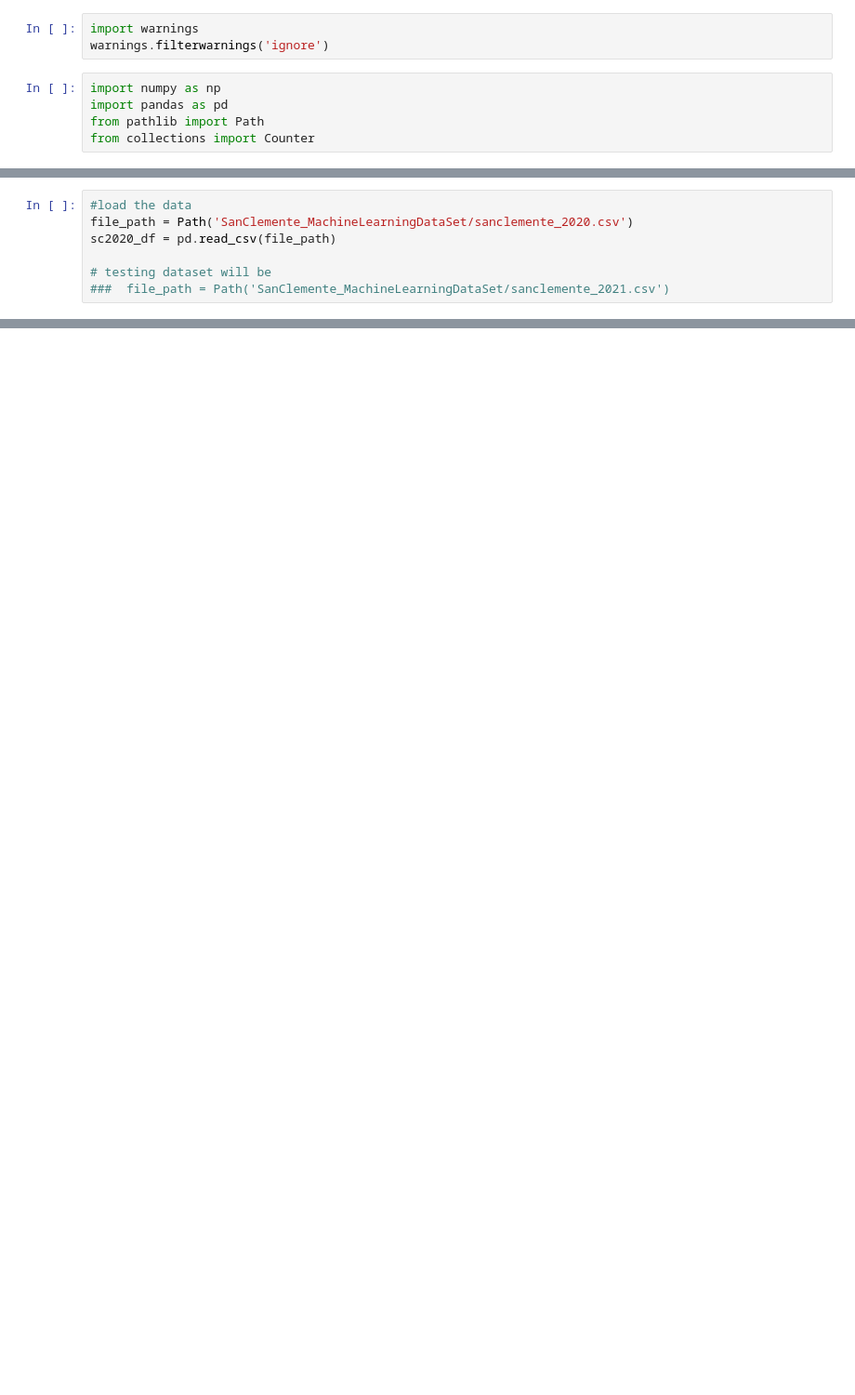
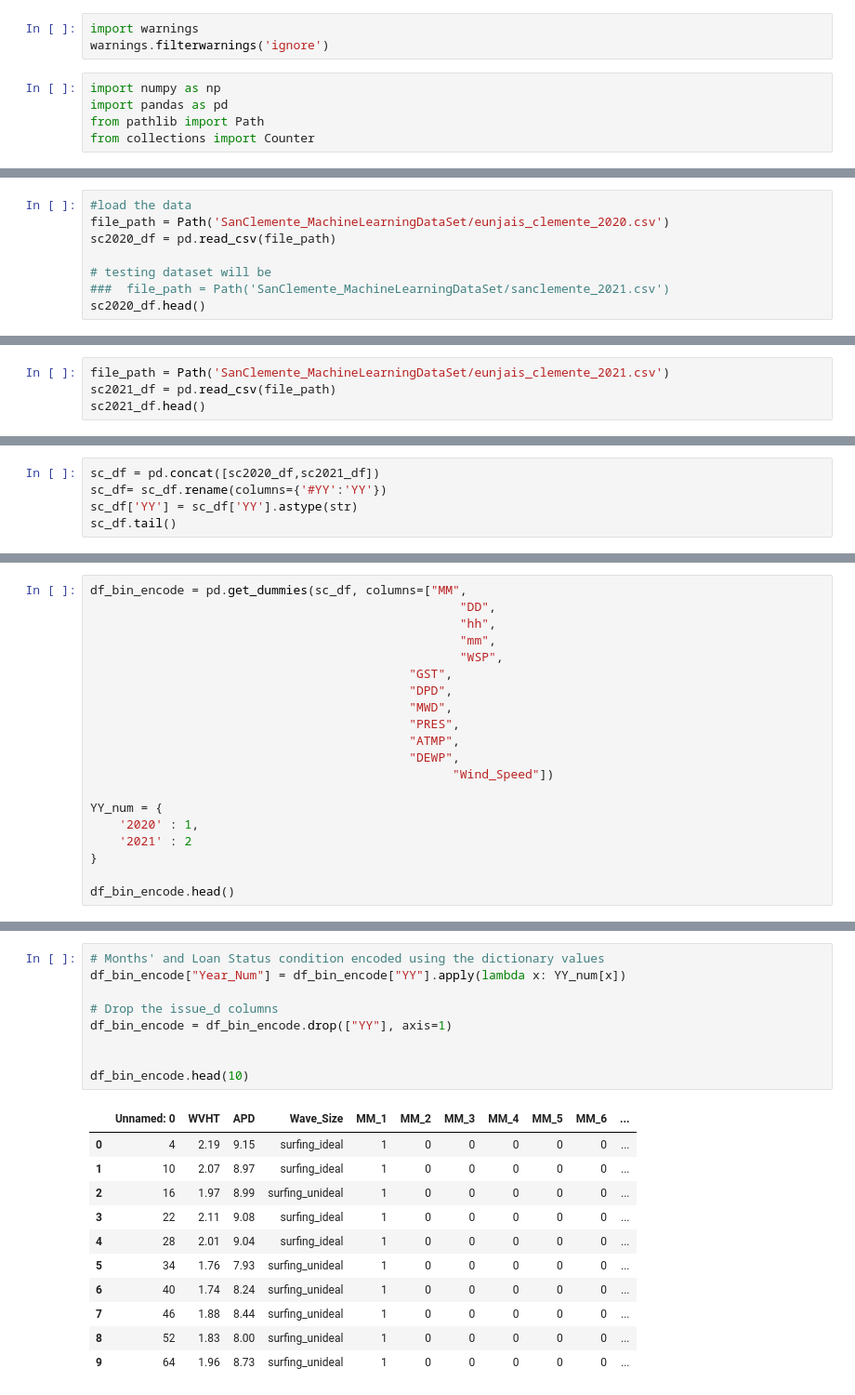
Before and after one commit to ckanchanda/Surf_Check, a Jupyter notebook: machinelearning.ipynb, the cells around one changed output, grey strips where cells are left out. Shown at 93% size. Cells and saved outputs as stored; diff of their text form; blank space fills up the shorter version.

```diff
--- a/machinelearning.ipynb
+++ b/machinelearning.ipynb
@@ -15,7 +13,8 @@ ModuleNotFoundError: No module named 'imblearn'
 # %%
 #load the data
-file_path = Path('SanClemente_MachineLearningDataSet/sanclemente_2020.csv')
+file_path = Path('SanClemente_MachineLearningDataSet/eunjais_clemente_2020.csv')
 sc2020_df = pd.read_csv(file_path)
 
 # testing dataset will be
 ###  file_path = Path('SanClemente_MachineLearningDataSet/sanclemente_2021.csv')
+sc2020_df.head()
@@ -21,0 +28,4 @@ sc2020_df = pd.read_csv(file_path)
+# %%
+file_path = Path('SanClemente_MachineLearningDataSet/eunjais_clemente_2021.csv')
+sc2021_df = pd.read_csv(file_path)
+sc2021_df.head()
@@ -21,0 +39,5 @@ sc2020_df = pd.read_csv(file_path)
+# %%
+sc_df = pd.concat([sc2020_df,sc2021_df])
+sc_df= sc_df.rename(columns={'#YY':'YY'})
+sc_df['YY'] = sc_df['YY'].astype(str)
+sc_df.tail()
@@ -57,0 +111,20 @@ sc2020_df.head()
+# %%
+df_bin_encode = pd.get_dummies(sc_df, columns=["MM",
+                                                   "DD",
+                                                   "hh",
+                                                   "mm",
+                                                   "WSP",
+                                            "GST",
+                                            "DPD",
+                                            "MWD",
+                                            "PRES",
+                                            "ATMP",
+                                            "DEWP",
+                                                  "Wind_Speed"])
+
+YY_num = {
+    '2020' : 1,
+    '2021' : 2
+}
+
+df_bin_encode.head()
@@ -57,0 +139,21 @@ sc2020_df.head()
+# %%
+# Months' and Loan Status condition encoded using the dictionary values
+df_bin_encode["Year_Num"] = df_bin_encode["YY"].apply(lambda x: YY_num[x])
+
+# Drop the issue_d columns
+df_bin_encode = df_bin_encode.drop(["YY"], axis=1)
+
+
+df_bin_encode.head(10)
+# %% [output]
+|  | Unnamed: 0 | WVHT | APD | Wave_Size | MM_1 | MM_2 | MM_3 | MM_4 | MM_5 | MM_6 | ... |
+| 0 | 4 | 2.19 | 9.15 | surfing_ideal | 1 | 0 | 0 | 0 | 0 | 0 | ... |
+| 1 | 10 | 2.07 | 8.97 | surfing_ideal | 1 | 0 | 0 | 0 | 0 | 0 | ... |
+| 2 | 16 | 1.97 | 8.99 | surfing_unideal | 1 | 0 | 0 | 0 | 0 | 0 | ... |
+| 3 | 22 | 2.11 | 9.08 | surfing_ideal | 1 | 0 | 0 | 0 | 0 | 0 | ... |
+| 4 | 28 | 2.01 | 9.04 | surfing_ideal | 1 | 0 | 0 | 0 | 0 | 0 | ... |
+| 5 | 34 | 1.76 | 7.93 | surfing_unideal | 1 | 0 | 0 | 0 | 0 | 0 | ... |
+| 6 | 40 | 1.74 | 8.24 | surfing_unideal | 1 | 0 | 0 | 0 | 0 | 0 | ... |
+| 7 | 46 | 1.88 | 8.44 | surfing_unideal | 1 | 0 | 0 | 0 | 0 | 0 | ... |
+| 8 | 52 | 1.83 | 8.00 | surfing_unideal | 1 | 0 | 0 | 0 | 0 | 0 | ... |
+| 9 | 64 | 1.96 | 8.73 | surfing_unideal | 1 | 0 | 0 | 0 | 0 | 0 | ... |
```
Also changed, not shown: parts of 24 cells of this notebook, 2 other files.
